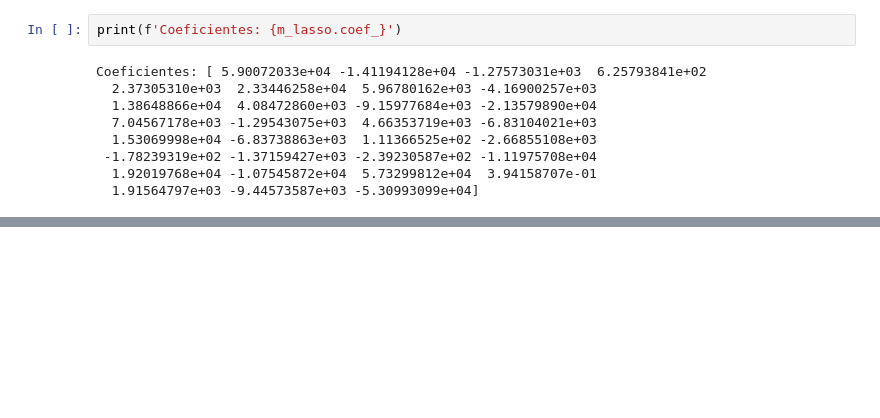
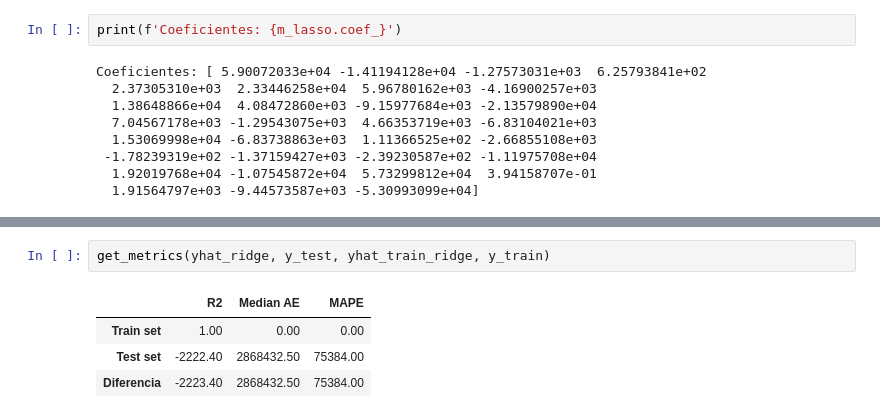
Before and after one commit to RmVa23/regularized-linear-regression, a Jupyter notebook: src/regresion-logaritmica.ipynb, the cells around one changed output, grey strips where cells are left out. Cells and saved outputs as stored; diff of their text form; blank space fills up the shorter version.

```diff
--- a/src/sinEDA.ipynb
+++ b/src/regresion-logaritmica.ipynb
@@ -260,0 +279,7 @@ plt.show()
+# %%
+get_metrics(yhat_ridge, y_test, yhat_train_ridge, y_train)
+# %% [output]
+|  | R2 | Median AE | MAPE |
+| Train set | 1.00 | 0.00 | 0.00 |
+| Test set | -2222.40 | 2868432.50 | 75384.00 |
+| Diferencia | -2223.40 | 2868432.50 | 75384.00 |
```
Also changed, not shown: parts of 10 cells of this notebook, 1 other file.
